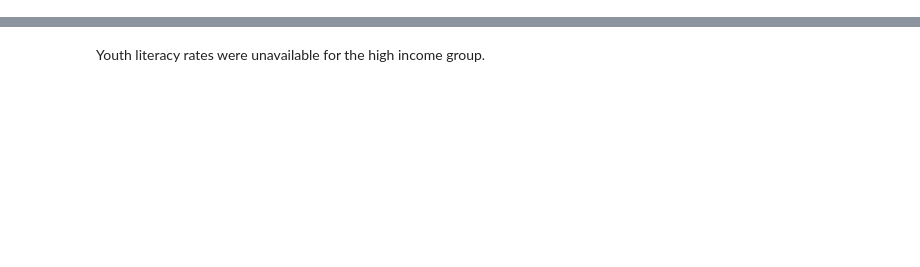
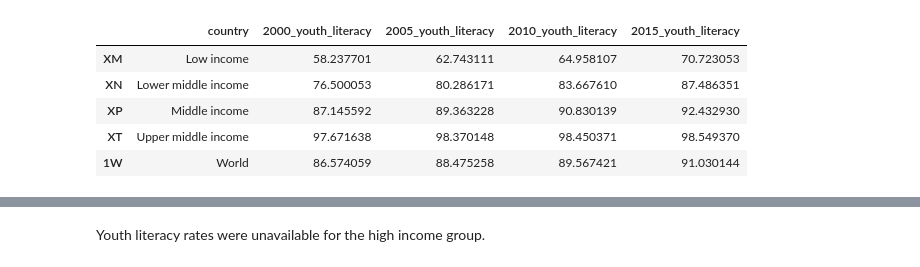
Before and after one commit to KathrynDH/ExploringYouthLiteracy, a Jupyter notebook: YouthLiteracyWorldBank.ipynb, the cells around one changed output, grey strips where cells are left out. Cells and saved outputs as stored; diff of their text form; code cells hidden in the pictures; blank space fills up the shorter version.

```diff
--- a/YouthLiteracyWorldBank.ipynb
+++ b/YouthLiteracyWorldBank.ipynb
@@ -12,0 +67,11 @@ from sklearn.model_selection import train_test_split
+# %%
+# Drop the row with all Nan values(high income aggregate)
+pd_lit_cat.dropna(inplace=True)
+pd_lit_cat.head()
+# %% [output]
+|  | country | 2000_youth_literacy | 2005_youth_literacy | 2010_youth_literacy | 2015_youth_literacy |
+| XM | Low income | 58.237701 | 62.743111 | 64.958107 | 70.723053 |
+| XN | Lower middle income | 76.500053 | 80.286171 | 83.667610 | 87.486351 |
+| XP | Middle income | 87.145592 | 89.363228 | 90.830139 | 92.432930 |
+| XT | Upper middle income | 97.671638 | 98.370148 | 98.450371 | 98.549370 |
+| 1W | World | 86.574059 | 88.475258 | 89.567421 | 91.030144 |
```
Also changed, not shown: parts of 48 cells of this notebook.
